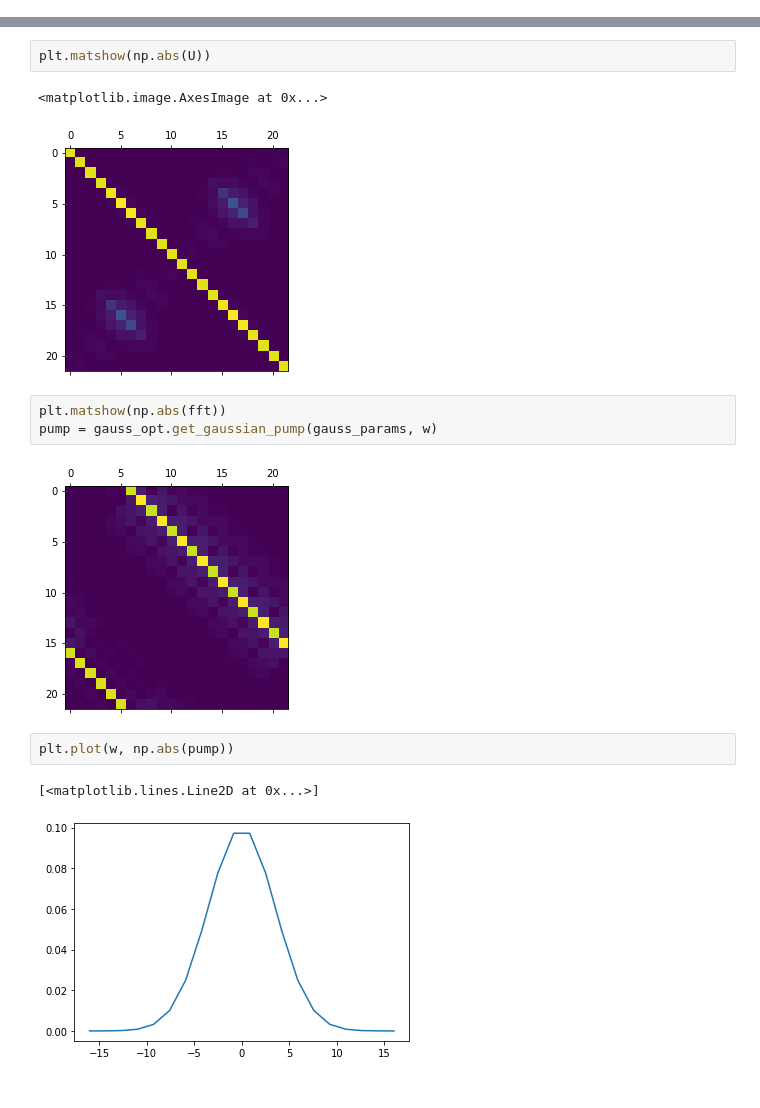
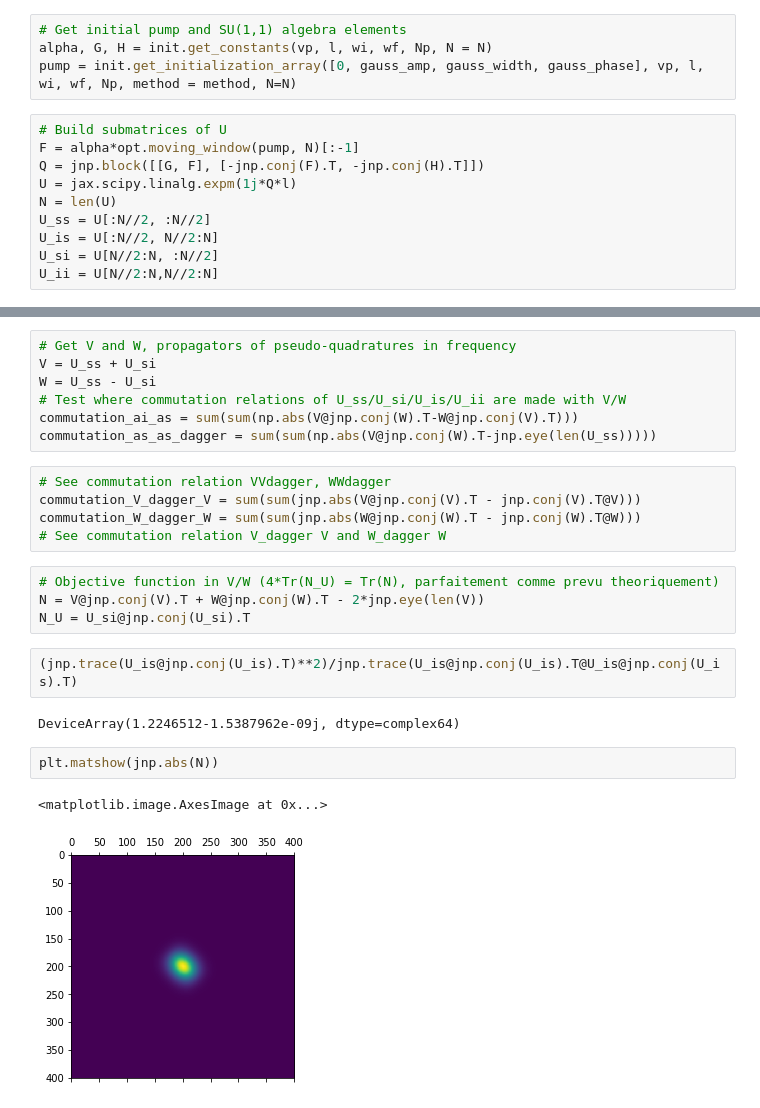
Before and after one commit to polyquantique/optimal_pumps, a Jupyter notebook: test_func.ipynb, the cells around one changed output, grey strips where cells are left out. Drawn from its saved outputs; the diff is of its cells as text.

Commit message:
added notebook commutation relation pseudoquadratures

```diff
--- a/test_func.ipynb
+++ b/test_func.ipynb
@@ -30,0 +25,14 @@ True
+# %%
+# Get initial pump and SU(1,1) algebra elements
+alpha, G, H = init.get_constants(vp, l, wi, wf, Np, N = N)
+pump = init.get_initialization_array([0, gauss_amp, gauss_width, gauss_phase], vp, l, wi, wf, Np, method = method, N=N)
+# %%
+# Build submatrices of U
+F = alpha*opt.moving_window(pump, N)[:-1]
+Q = jnp.block([[G, F], [-jnp.conj(F).T, -jnp.conj(H).T]])
+U = jax.scipy.linalg.expm(1j*Q*l)
+N = len(U)
+U_ss = U[:N//2, :N//2]
+U_is = U[:N//2, N//2:N]
+U_si = U[N//2:N, :N//2]
+U_ii = U[N//2:N,N//2:N]
@@ -31,15 +49,25 @@ True
+# %%
+# Get V and W, propagators of pseudo-quadratures in frequency
+V = U_ss + U_si
+W = U_ss - U_si
+# Test where commutation relations of U_ss/U_si/U_is/U_ii are made with V/W
+commutation_ai_as = sum(sum(np.abs(V@jnp.conj(W).T-W@jnp.conj(V).T)))
+commutation_as_as_dagger = sum(sum(np.abs(V@jnp.conj(W).T-jnp.eye(len(U_ss)))))
+# %%
+# See commutation relation VVdagger, WWdagger
+commutation_V_dagger_V = sum(sum(jnp.abs(V@jnp.conj(V).T - jnp.conj(V).T@V)))
+commutation_W_dagger_W = sum(sum(jnp.abs(W@jnp.conj(W).T - jnp.conj(W).T@W)))
+# See commutation relation V_dagger V and W_dagger W
+# %%
+# Objective function in V/W (4*Tr(N_U) = Tr(N), parfaitement comme prevu theoriquement)
+N = V@jnp.conj(V).T + W@jnp.conj(W).T - 2*jnp.eye(len(V))
+N_U = U_si@jnp.conj(U_si).T
+# %%
+(jnp.trace(U_is@jnp.conj(U_is).T)**2)/jnp.trace(U_is@jnp.conj(U_is).T@U_is@jnp.conj(U_is).T)
+# %% [output]
+DeviceArray(1.2246512-1.5387962e-09j, dtype=complex64)
 # %%
-plt.matshow(np.abs(U))
+plt.matshow(jnp.abs(N))
 # %% [output]
 <matplotlib.image.AxesImage at 0x...>
-[figure, old version]
+[figure, new version]
-# %%
-plt.matshow(np.abs(fft))
-pump = gauss_opt.get_gaussian_pump(gauss_params, w)
-# %% [output]
-[figure, removed]
-# %%
-plt.plot(w, np.abs(pump))
-# %% [output]
-[<matplotlib.lines.Line2D at 0x...>]
-[figure, removed]
```
Also changed, not shown: parts of 15 cells of this notebook, 4 other files.
